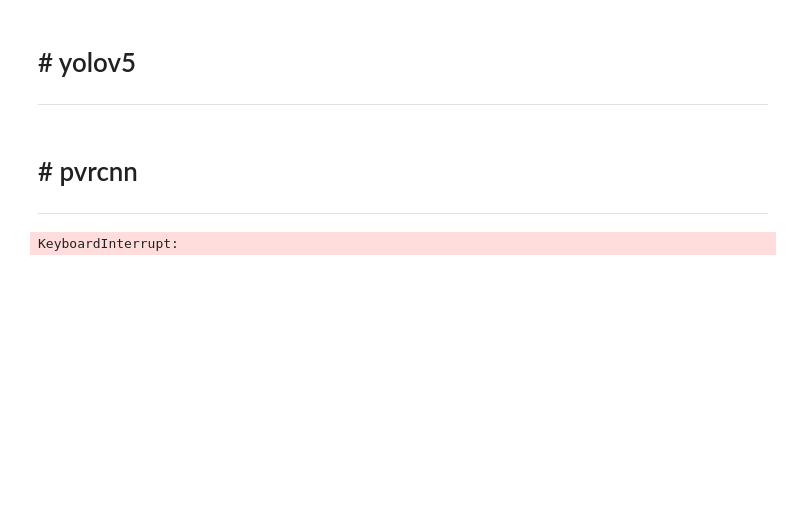
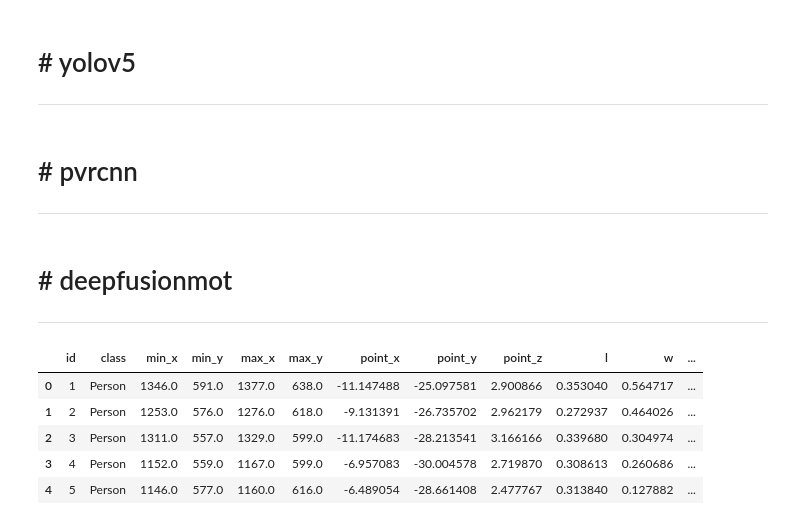
Before and after one commit to aivill-project/NIA50-2, a Jupyter notebook: kimgh/code/all_processing copy.ipynb, the cells around one changed output. Drawn from its saved outputs; the diff is of its cells as text; code cells hidden in the pictures; blank space fills up the shorter version.

```diff
--- a/kimgh/code/all_processing copy.ipynb
+++ b/kimgh/code/all_processing copy.ipynb
@@ -200,3 +218,3 @@ for i in dict(Counter(no_label)).items():
 # %%
-dp = pd.read_csv('/data/NIA50/50-2/data/nia50_final/data_info.csv', index_col=0, dtype={'frame':object})
+dp = pd.read_csv('/data/NIA50/50-2/data/nia50_final/data_info1.csv', index_col=0, dtype={'frame':object})
 dp.info()
@@ -221,12 +232,12 @@ memory usage: 81.7+ MB
 # %%
 # class 통합
 dp.loc[(dp['class']=='Car') | (dp['class']=='Light_Car') | (dp['class']=='Small_Car'), 'class'] = 'Car'
-dp.loc[(dp['class']=='SUV') | (dp['class']=='Van'), 'class'] = 'SUV & Van'
+dp.loc[(dp['class']=='SUV') | (dp['class']=='Van'), 'class'] = 'SUV_&_Van'
 dp.loc[(dp['class']=='Adult') | (dp['class']=='Kid') | (dp['class']=='Kickboard'), 'class'] = 'Person'
 dp.loc[(dp['class']=='Small_Truck') | (dp['class']=='Medium_Truck') | (dp['class']=='Large_Truck'), 'class'] = 'Truck'
 dp.loc[(dp['class']=='Mini_Bus') | (dp['class']=='Bus'), 'class'] = 'Bus'
 
 qt = dp[['class', 'l', 'w', 'h']].groupby('class').quantile(0.99)
-dp.loc[(dp['class']=='Special_Vehicle') & (dp['l']<=qt.loc['SUV & Van']['l']) & (dp['w']<=qt.loc['SUV & Van']['w']) & (dp['h']<=qt.loc['SUV & Van']['h']), 'class'] = 'SUV & Van'
-dp.loc[(dp['class']=='Special_Vehicle') & (dp['l']>qt.loc['SUV & Van']['l']) & (dp['w']>qt.loc['SUV & Van']['w']) & (dp['h']>qt.loc['SUV & Van']['h'])
+dp.loc[(dp['class']=='Special_Vehicle') & (dp['l']<=qt.loc['SUV_&_Van']['l']) & (dp['w']<=qt.loc['SUV_&_Van']['w']) & (dp['h']<=qt.loc['SUV_&_Van']['h']), 'class'] = 'SUV_&_Van'
+dp.loc[(dp['class']=='Special_Vehicle') & (dp['l']>qt.loc['SUV_&_Van']['l']) & (dp['w']>qt.loc['SUV_&_Van']['w']) & (dp['h']>qt.loc['SUV_&_Van']['h'])
         & (dp['l']<=qt.loc['Truck']['l']) & (dp['w']<=qt.loc['Truck']['w']) & (dp['h']<=qt.loc['Truck']['h']), 'class'] = 'Truck'
@@ -378,6 +400,8 @@ for scene in tqdm(scenes):
         positions[:, 2] += frame_data['mov_point_z'].values[0]
 
         pcd = np.concatenate((positions, intensity), axis = 1)
+        # pcd 범위 자르기
+        pcd = pcd[np.where((pcd[:, 0]>=-50) & (pcd[:, 0]<=50) & (pcd[:, 1]<=0) & (pcd[:, 1]>=-50) & (pcd[:, 2]>=-4) & (pcd[:, 2]<=8))]
         np.save(point_dst, pcd)
 
 # make ImageSets
@@ -393,9 +417,6 @@ for dat_typ in sorted(set(dat_typs)):
     train_val, test = train_test_split(scenes_typ, test_size=0.1, shuffle=False, random_state=44)
     train, val = train_test_split(train_val, test_size=0.2, random_state=44)
 
-    # train_ls += [train]
-    # val_ls += val
-    # test_ls += test
     for j in train:
         for point in points:
             if j in point:
@@ -422,5 +443,3 @@ with open(f'{dst}/ImageSets/val.txt', 'w') as f:
 
 with open(f'{dst}/ImageSets/test.txt', 'w') as f:
     f.write('\n'.join(sorted(test_ls)))
-# %% [output]
-KeyboardInterrupt:
@@ -468,0 +446,12 @@ with open(f'{dst}/ImageSets/test.txt', 'w') as f:
+# %% [markdown]
+# # deepfusionmot
+---
+# %%
+dp.head()
+# %% [output]
+|  | id | class | min_x | min_y | max_x | max_y | point_x | point_y | point_z | l | w | ... |
+| 0 | 1 | Person | 1346.0 | 591.0 | 1377.0 | 638.0 | -11.147488 | -25.097581 | 2.900866 | 0.353040 | 0.564717 | ... |
+| 1 | 2 | Person | 1253.0 | 576.0 | 1276.0 | 618.0 | -9.131391 | -26.735702 | 2.962179 | 0.272937 | 0.464026 | ... |
+| 2 | 3 | Person | 1311.0 | 557.0 | 1329.0 | 599.0 | -11.174683 | -28.213541 | 3.166166 | 0.339680 | 0.304974 | ... |
+| 3 | 4 | Person | 1152.0 | 559.0 | 1167.0 | 599.0 | -6.957083 | -30.004578 | 2.719870 | 0.308613 | 0.260686 | ... |
+| 4 | 5 | Person | 1146.0 | 577.0 | 1160.0 | 616.0 | -6.489054 | -28.661408 | 2.477767 | 0.313840 | 0.127882 | ... |
```
Also changed, not shown: parts of 11 cells of this notebook, 8 other files.
